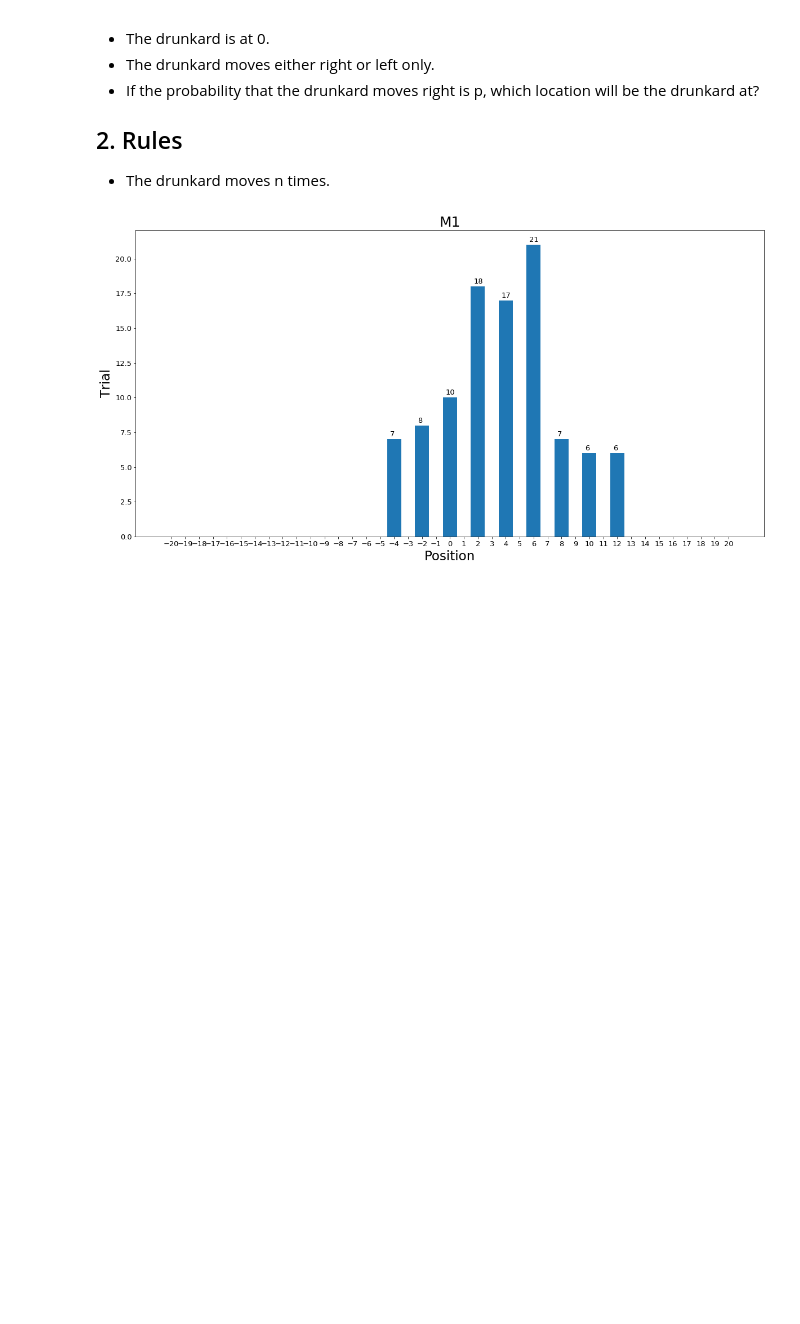
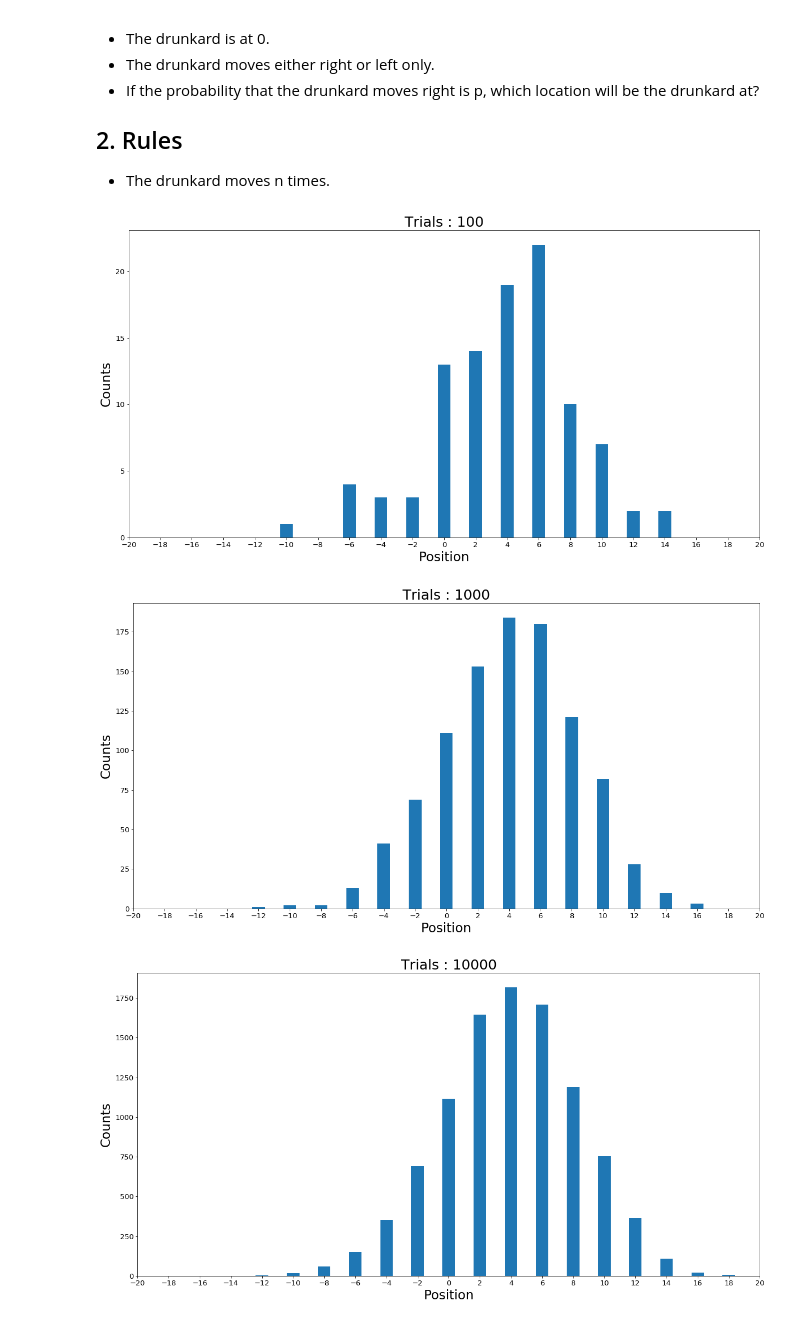
Before and after one commit to Jasonlee1995/MEU2001_MCM, a Jupyter notebook: The Drunkard's Walk.ipynb, the cells around one changed output. Saved outputs shown, nothing was run; the diff lists cells and outputs as text; code cells hidden in the pictures; blank space fills up the shorter version.

Commit message:
Optimized codes of The Drunkard's Walk

```diff
--- a/The Drunkard's Walk.ipynb
+++ b/The Drunkard's Walk.ipynb
@@ -17,39 +16,37 @@ import random
 # %%
 %matplotlib inline
 # %%
-# M1, M2, M3 : trials
+# M : trials
 # N : total moves
 # p : probability that drunkard moves right
-M1, M2, M3 = 100, 1000, 10000
+M = 10000
 N = 20
 p = 0.6
 # %%
-drunkard_position1, drunkard_position2, drunkard_position3 = list(), list(), list()
-for i in range(M3):
+drunkard_positions = list()
+for i in range(M):
     position = 0
     for j in range(N):
         if random.random() < p: position += 1
         else: position -= 1
-    if i < M1: drunkard_position1.append(position)
-    if i < M2: drunkard_position2.append(position)
-    drunkard_position3.append(position)
+    drunkard_positions.append(position)
 # %%
 title_fontsize, label_fontsize, tick_fontsize = 25, 23, 13
 
-plt.figure(figsize=(20, 10))
-y, x, patches = plt.hist(drunkard_position1, range=(-N, N+1), bins=2*N+1, align='left')
-
-for i in range(0, len(y)):
-    if y[i] != 0:
-        plt.text(x=x[i]-0.3, y=y[i]+0.2,
-                 s=str(int(y[i])),
-                 fontsize=tick_fontsize, color='black')
-
-plt.title('M1', fontsize=title_fontsize)
-plt.xlabel('Position', fontsize=label_fontsize)
-plt.ylabel('Trial', fontsize=label_fontsize)
-plt.xticks(range(-N, N+1), fontsize=tick_fontsize)
-plt.yticks(fontsize=tick_fontsize)
+for trial in [100, 1000, 10000]:
+    plt.figure(figsize=(20, 10))
+    x, y = list(), list()
+    for a, b in sorted(collections.Counter(drunkard_positions[:trial]).items(), key=lambda x: x[0]):
+        x.append(a)
+        y.append(b)
+    plt.bar(x, y)
+    plt.title('Trials : ' + str(trial), fontsize=title_fontsize)
+    plt.xlabel('Position', fontsize=label_fontsize)
+    plt.ylabel('Counts', fontsize=label_fontsize)
+    plt.xticks(range(-N, N+1, 2), fontsize=tick_fontsize)
+    plt.yticks(fontsize=tick_fontsize)
 plt.show()
 # %% [output]
-[figure, old version]
+[figure, new version]
+[figure, added]
+[figure, added]
```
Also changed, not shown: parts of 3 cells of this notebook.
